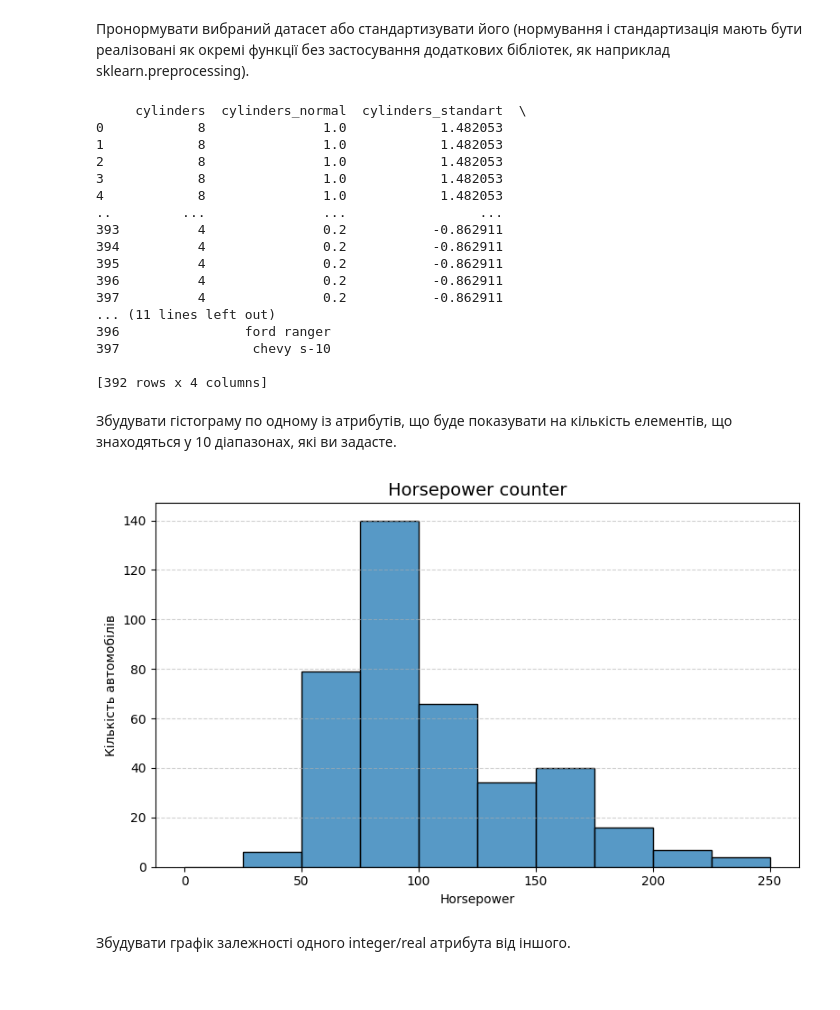
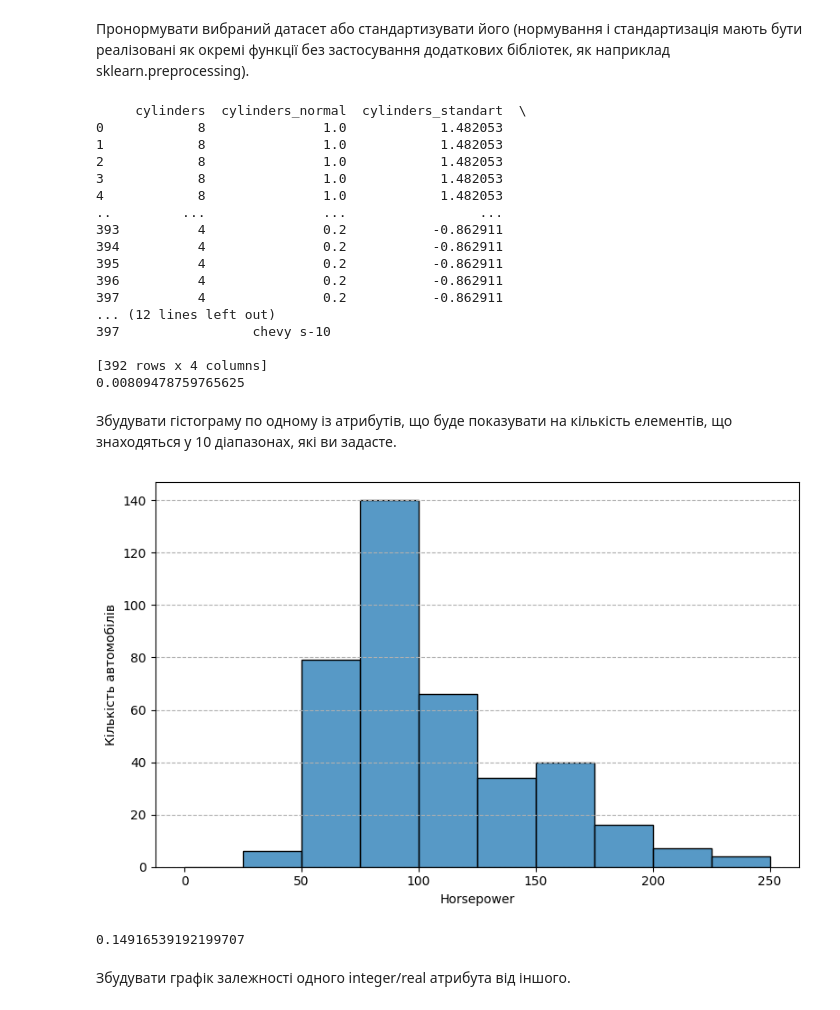
Before and after one commit to Serhii-FB-35/AD, a Jupyter notebook: Lab_4/Lab4.ipynb, the cells around one changed output. Saved outputs shown, nothing was run; the diff lists cells and outputs as text; code cells hidden in the pictures.

```diff
--- a/Lab_4/Lab4.ipynb
+++ b/Lab_4/Lab4.ipynb
@@ -384,14 +423,17 @@ urllib.request.urlretrieve(url, data_file)
 Поборотися із зниклими даними
 # %%
 
+start = time.time()
 data_file = "./Data/auto-mpg.data"
 column_names = ["mpg", "cylinders", "displacement", "horsepower", "weight", "acceleration", "model year", "origin", "car name"]
 
 df = pd.read_csv(data_file, names=column_names, sep='\\s+', na_values='?')
 print(df.isna().sum())
 df = df.dropna()
+end = time.time() - start
 print(df.isna().sum())
 print(df.head())
+print(end)
 # %% [output]
 mpg             0
 cylinders       0
@@ -416,6 +458,7 @@ cylinders       0
 функції без застосування додаткових бібліотек, як наприклад
 sklearn.preprocessing).
 # %%
+start = time.time()
 def normalize(dataset):
     return (dataset - dataset.min()) / (dataset.max() - dataset.min())
 
@@ -424,8 +467,11 @@ def standardize(dataset):
 
 df['cylinders_normal'] = normalize(df['cylinders'])
 df['cylinders_standart'] = standardize(df['cylinders'])
+end = time.time() - start
 
 print(df[['cylinders', 'cylinders_normal', 'cylinders_standart', 'car name']])
+
+print(end)
 # %% [output]
      cylinders  cylinders_normal  cylinders_standart  \
 0            8               1.0            1.482053
@@ -439,26 +485,29 @@ print(df[['cylinders', 'cylinders_normal', 'cylinders_standart', 'car name']])
 395          4               0.2           -0.862911
 396          4               0.2           -0.862911
 397          4               0.2           -0.862911
-... (11 lines left out)
-396                ford ranger
+... (12 lines left out)
 397                 chevy s-10
 
 [392 rows x 4 columns]
+0.00809478759765625
 # %% [markdown]
 Збудувати гістограму по одному із атрибутів, що буде показувати на
 кількість елементів, що знаходяться у 10 діапазонах, які ви задасте.
 # %%
+start = time.time()
 my_bins = [0, 25, 50, 75, 100, 125, 150, 175, 200, 225, 250]
 plt.figure(figsize=(8, 5))
 sns.histplot(df['horsepower'], bins=my_bins)
-plt.title('Horsepower counter', fontsize=14)
 plt.xlabel('Horsepower')
 plt.ylabel('Кількість автомобілів')
-plt.grid(axis='y', linestyle='--', alpha=0.6)
+plt.grid(axis='y', linestyle='--')
 plt.tight_layout()
 plt.show()
+end = time.time() - start
+print(end)
 # %% [output]
-[figure, old version]
+[figure, new version]
+0.14916539192199707
 # %% [markdown]
 Збудувати графік залежності одного integer/real атрибута від іншого.
 # %%
```
Also changed, not shown: parts of 25 cells of this notebook.
